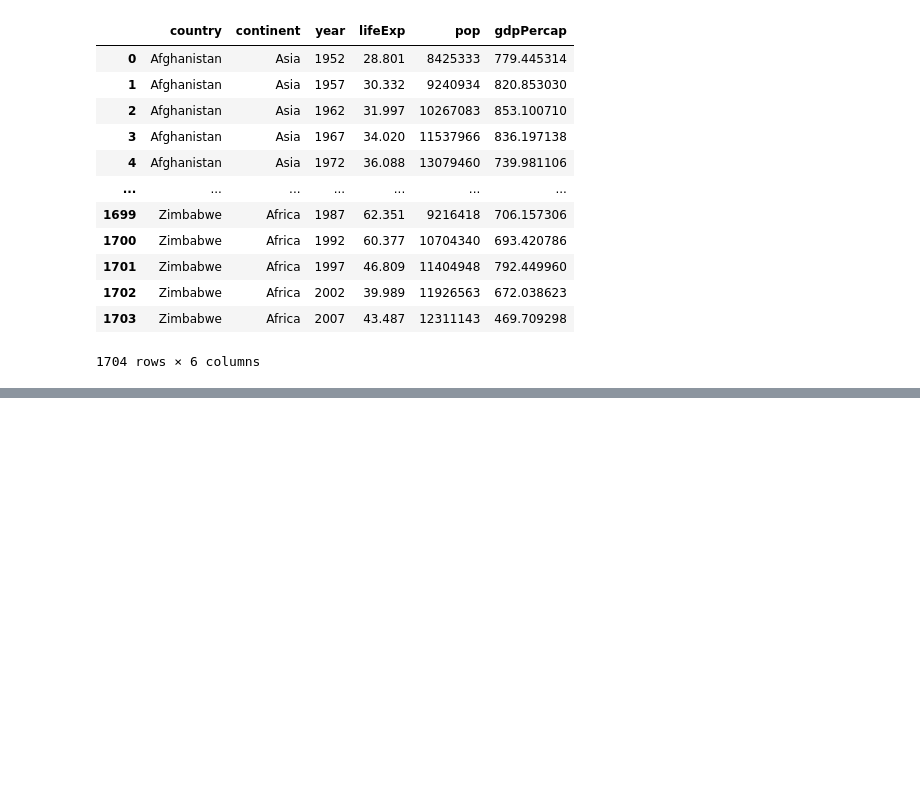
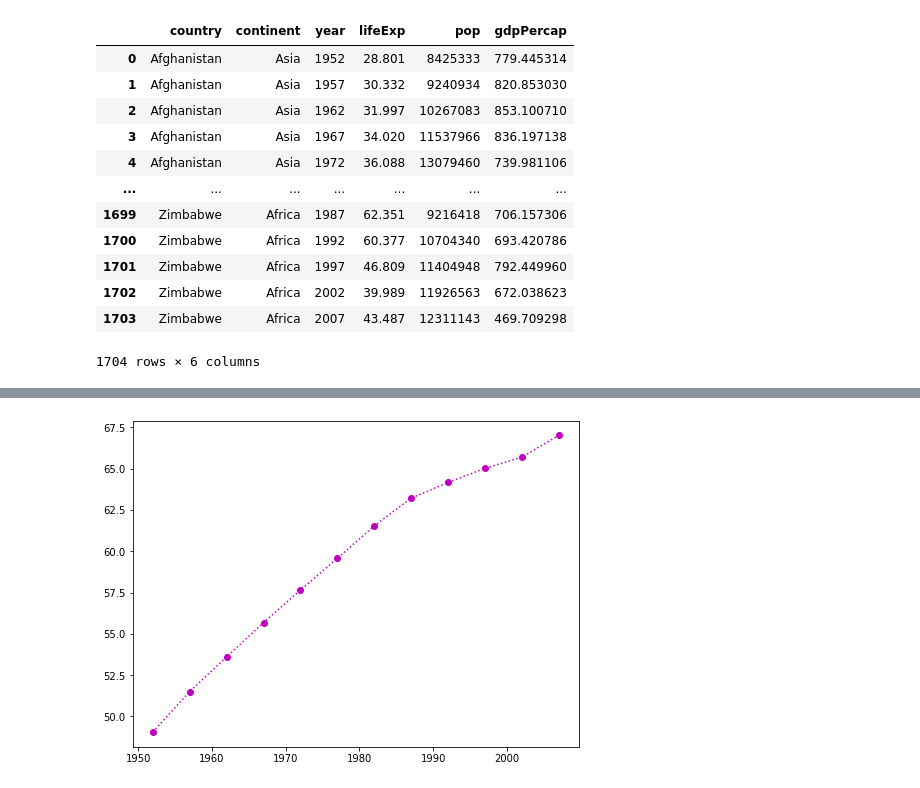
Before and after one commit to sangah-park98/python_dataAnalysis, a Jupyter notebook: 04_pandas_1.ipynb, the cells around one changed output, grey strips where cells are left out. Saved outputs shown, nothing was run; the diff lists cells and outputs as text; code cells hidden in the pictures; blank space fills up the shorter version.

```diff
--- a/04_pandas_1.ipynb
+++ b/04_pandas_1.ipynb
@@ -201,0 +455,3 @@ gapminder_df
+# %%
+global_yearly_life = gapminder_df.groupby('year')['lifeExp'].mean()
+global_yearly_life
@@ -201,0 +473,6 @@ gapminder_df
+# %%
+plt.figure(figsize=(8, 6))
+plt.plot(global_yearly_life, 'mo:')
+plt.show() # 차트만 보고싶을 때
+# %% [output]
+[figure, added]
```
Also changed, not shown: parts of 28 cells of this notebook, 3 other files.
